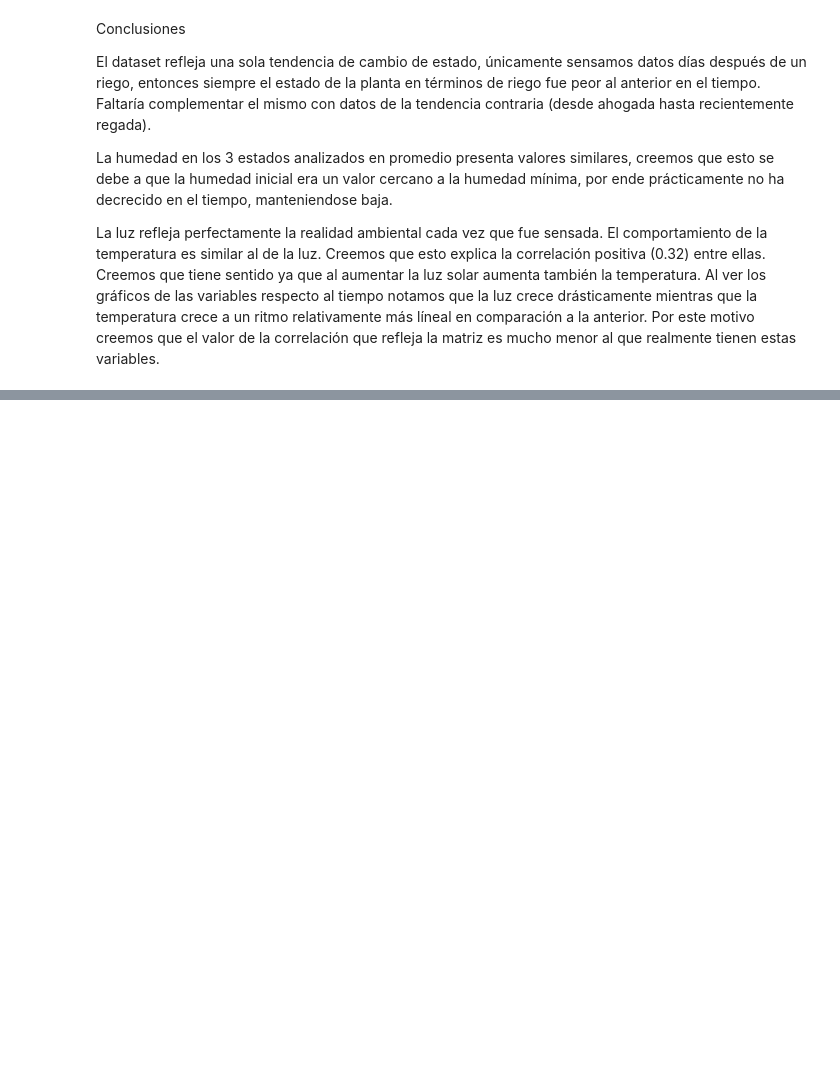
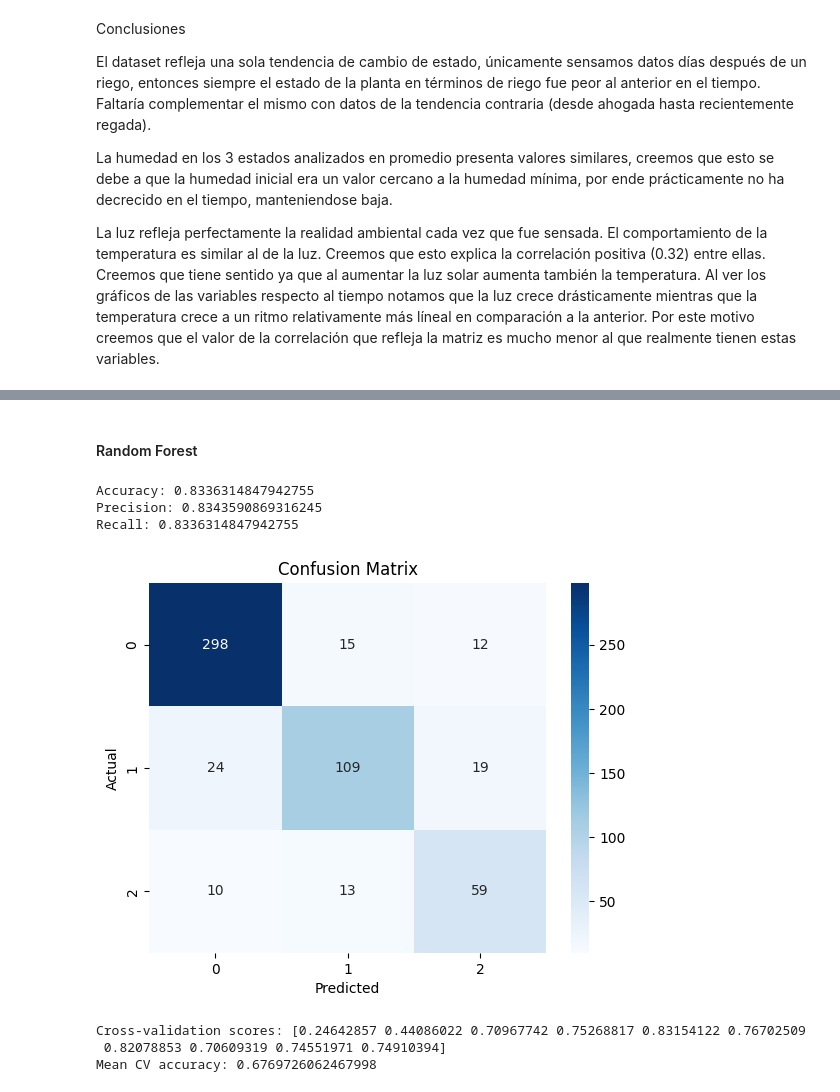
Before and after one commit to saguirregaray1/ia-plant, a Jupyter notebook: planta.ipynb, the cells around one changed output, grey strips where cells are left out. Saved outputs shown, nothing was run; the diff lists cells and outputs as text; code cells hidden in the pictures; blank space fills up the shorter version.

```diff
--- a/planta.ipynb
+++ b/planta.ipynb
@@ -383,0 +523,33 @@ La luz refleja perfectamente la realidad ambiental cada vez que fue sensada. El
+# %% [markdown]
+#### Random Forest
+# %%
+
+rf = RandomForestClassifier(random_state=7)
+rf.fit(X_train, y_train)
+
+y_pred = rf.predict(X_test)
+
+print("Accuracy:", accuracy_score(y_test, y_pred))
+print("Precision:", precision_score(y_test, y_pred, average='weighted'))
+print("Recall:", recall_score(y_test, y_pred, average='weighted'))
+
+cm = confusion_matrix(y_test, y_pred)
+
+sns.heatmap(cm, annot=True, fmt='d', cmap='Blues')
+plt.xlabel('Predicted')
+plt.ylabel('Actual')
+plt.title('Confusion Matrix')
+plt.show()
+# %% [output]
+Accuracy: 0.8336314847942755
+Precision: 0.8343590869316245
+Recall: 0.8336314847942755
+[figure, added]
+# %%
+cv_scores = cross_val_score(rf, X, y, cv=10, scoring='accuracy')
+print("Cross-validation scores:", cv_scores)
+print("Mean CV accuracy:", cv_scores.mean())
+# %% [output]
+Cross-validation scores: [0.24642857 0.44086022 0.70967742 0.75268817 0.83154122 0.76702509
+ 0.82078853 0.70609319 0.74551971 0.74910394]
+Mean CV accuracy: 0.6769726062467998
```
Also changed, not shown: parts of 53 cells of this notebook, 5 other files.
